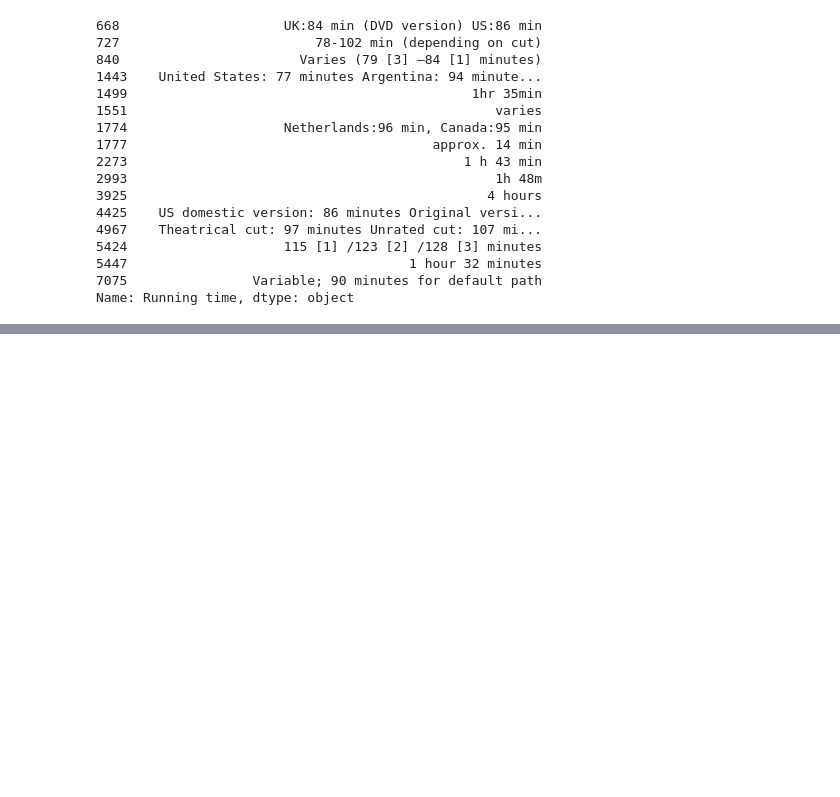
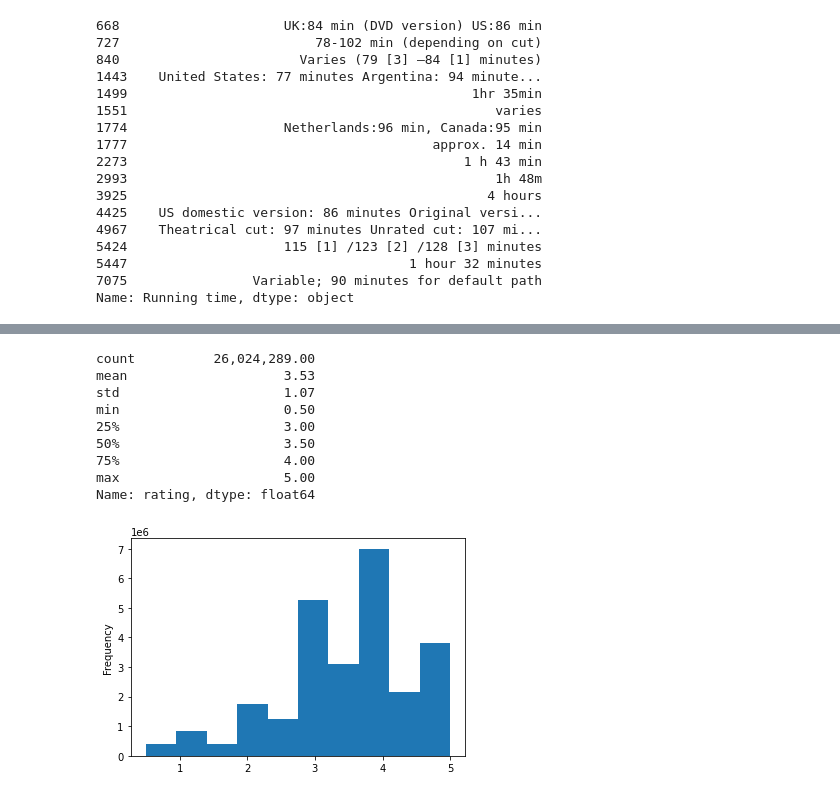
Before and after one commit to JANASIA42/Movies-ETL, a Jupyter notebook: Wiki_Movies.ipynb, the cells around one changed output, grey strips where cells are left out. Saved outputs shown, nothing was run; the diff lists cells and outputs as text; code cells hidden in the pictures; blank space fills up the shorter version.

```diff
--- a/Wiki_Movies.ipynb
+++ b/Wiki_Movies.ipynb
@@ -621,0 +728,20 @@ wiki_movies_df.drop('Running time', axis=1, inplace=True)
+# %%
+# assign the above output to the timestamp column.
+ratings['timestamp'] = pd.to_datetime(ratings['timestamp'], unit='s')
+# %%
+# to check for glaring errors, look at a histogram of the rating distributions and use the
+# describe() method to print out central tendency and spread stats.
+pd.options.display.float_format = '{:20,.2f}'.format
+ratings['rating'].plot(kind='hist')
+ratings['rating'].describe()
+# %% [output]
+count          26,024,289.00
+mean                    3.53
+std                     1.07
+min                     0.50
+25%                     3.00
+50%                     3.50
+75%                     4.00
+max                     5.00
+Name: rating, dtype: float64
+[figure, added]
```
Also changed, not shown: parts of 38 cells of this notebook, 1 other file.
